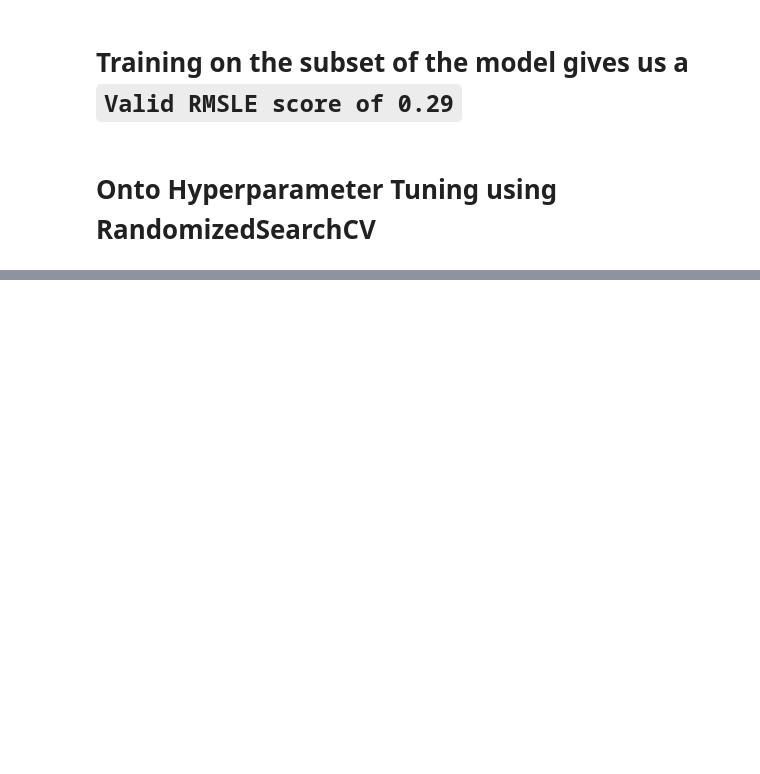
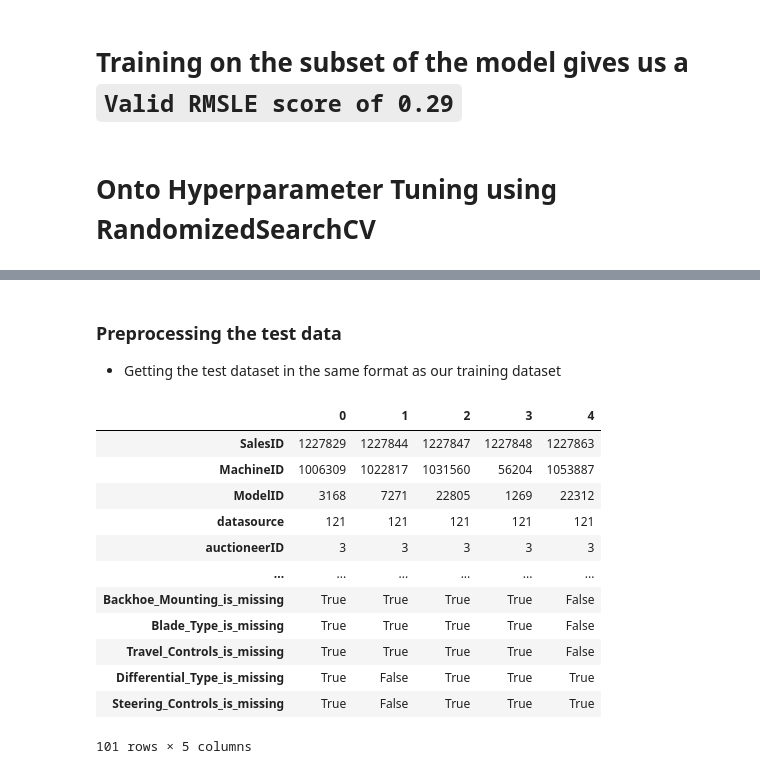
Before and after one commit to nakshatrasevak/bulldozer-price-prediction, a Jupyter notebook: bulldozer-price-predicition.ipynb, the cells around one changed output, grey strips where cells are left out. Drawn from its saved outputs; the diff is of its cells as text; code cells hidden in the pictures; blank space fills up the shorter version.

```diff
--- a/bulldozer-price-predicition.ipynb
+++ b/bulldozer-price-predicition.ipynb
@@ -607,0 +689,6 @@ UsageError: %%time is a cell magic, but the cell body is empty. Did you mean the
+# %%
+#Import the test data
+df_test = pd.read_csv("data/Test.csv",
+                      low_memory=False,
+                      parse_dates=["saledate"])
+df_test.head()
@@ -607,0 +703,47 @@ UsageError: %%time is a cell magic, but the cell body is empty. Did you mean the
+# %% [markdown]
+### Preprocessing the test data
+* Getting the test dataset in the same format as our training dataset
+# %%
+def preprocess_data(df):
+    """
+    Performs transformations on df and returns transformed df
+    """
+    #Use previously created function to help with this
+    add_date_features(df)
+    df.drop("saledate", axis=1, inplace=True)
+
+    #Fill the numeric rows with median
+    for label, content in df.items():
+        if pd.api.types.is_numeric_dtype(content):
+            if pd.isnull(content).sum():
+                # Add a binary column which tells us if the data was missing
+                df[label+"_is_missing"] = pd.isnull(content)
+                # Fill missing numeric values with median
+                df[label] = content.fillna(content.median())
+
+            #Fill categorical missing data and turn categories into numbers
+        if not pd.api.types.is_numeric_dtype(content):
+            df[label+"_is_missing"] = pd.isnull(content)
+            df[label] = pd.Categorical(content).codes+1
+
+
+    return df
+# %%
+#Process the test data
+df_test = preprocess_data(df_test)
+# %%
+df_test.head().T
+# %% [output]
+|  | 0 | 1 | 2 | 3 | 4 |
+| SalesID | 1227829 | 1227844 | 1227847 | 1227848 | 1227863 |
+| MachineID | 1006309 | 1022817 | 1031560 | 56204 | 1053887 |
+| ModelID | 3168 | 7271 | 22805 | 1269 | 22312 |
+| datasource | 121 | 121 | 121 | 121 | 121 |
+| auctioneerID | 3 | 3 | 3 | 3 | 3 |
+| ... | ... | ... | ... | ... | ... |
+| Backhoe_Mounting_is_missing | True | True | True | True | False |
+| Blade_Type_is_missing | True | True | True | True | False |
+| Travel_Controls_is_missing | True | True | True | True | False |
+| Differential_Type_is_missing | True | False | True | True | True |
+| Steering_Controls_is_missing | True | False | True | True | True |
+101 rows × 5 columns
```
Also changed, not shown: parts of 14 cells of this notebook.
